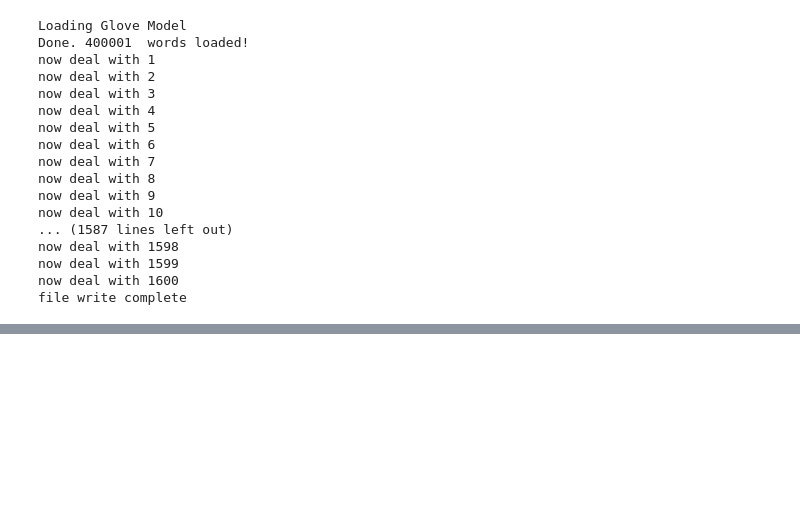
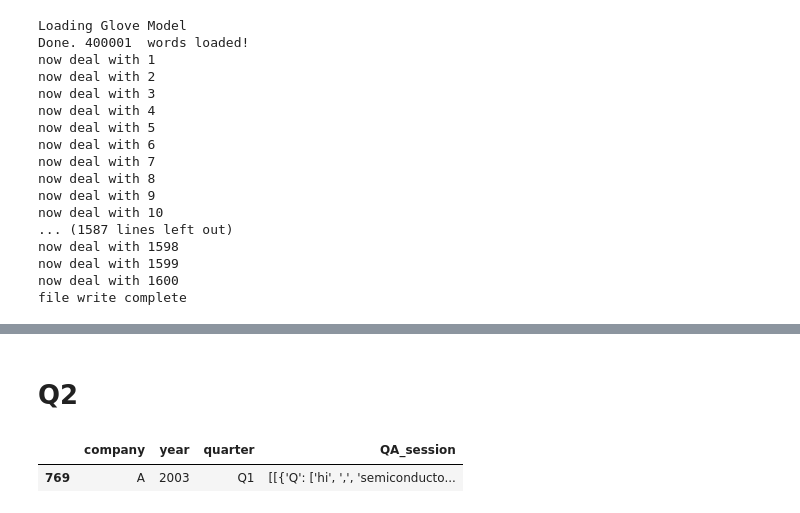
Before and after one commit to Kelvin-xing/Econ6102, a Jupyter notebook: PS3/PS3_XING_Mingjie_3036029301.ipynb, the cells around one changed output, grey strips where cells are left out. Saved outputs shown, nothing was run; the diff lists cells and outputs as text; code cells hidden in the pictures; blank space fills up the shorter version.

```diff
--- a/PS3/PS3_XING_Mingjie_3036029301.ipynb
+++ b/PS3/PS3_XING_Mingjie_3036029301.ipynb
@@ -64,0 +130,11 @@ KeyboardInterrupt:
+# %% [markdown]
+# Q2
+# %%
+with open('qa_list_all.txt', encoding='utf-8') as f:
+    qa_list_all = json.load(f)
+qa_top25 = pd.DataFrame(qa_list_all).sort_values(by=['company','year','quarter']).head(1)
+# %%
+qa_top25
+# %% [output]
+|  | company | year | quarter | QA_session |
+| 769 | A | 2003 | Q1 | [[{'Q': ['hi', ',', 'semiconducto... |
```
Also changed, not shown: parts of 12 cells of this notebook, 8 other files.
